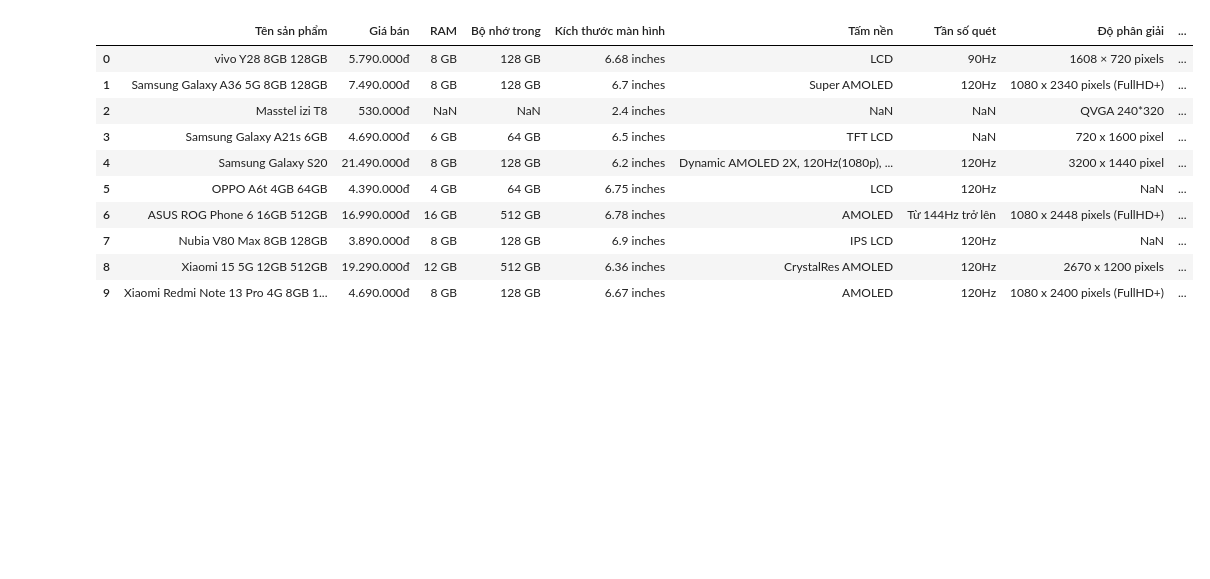
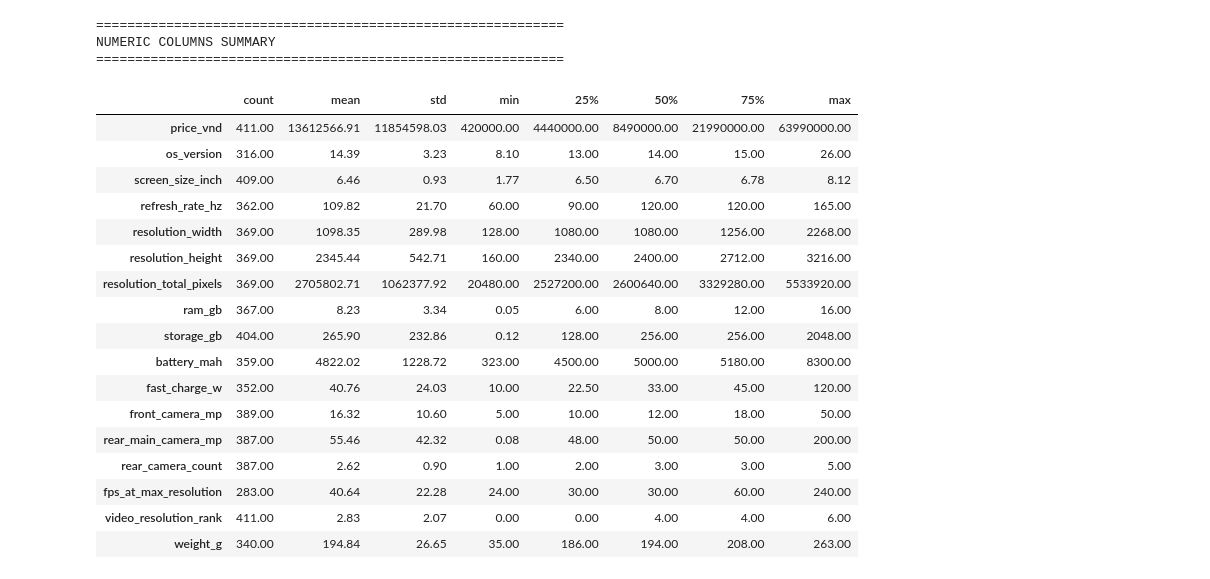
Before and after one commit to maidang09122006-ux/Preprocessing_Constructing_Dataset_PHONE, a Jupyter notebook: notebooks/EDA/EDA.ipynb, the cells around one changed output. Saved outputs shown, nothing was run; the diff lists cells and outputs as text; code cells hidden in the pictures; blank space fills up the shorter version.

```diff
--- a/notebooks/EDA/EDA.ipynb
+++ b/notebooks/EDA/EDA.ipynb
@@ -1,13 +3,26 @@
 # %%
-from pathlib import Path
+# Import libraries
+import pandas as pd
+import numpy as np
+import matplotlib.pyplot as plt
+import matplotlib.ticker as mticker
+import seaborn as sns
+import plotly.express as px
+import plotly.graph_objects as go
+from plotly.subplots import make_subplots
 
-import pandas as pd
+pd.set_option("display.max_columns", None)
+pd.set_option("display.float_format", "{:.2f}".format)
+sns.set_theme(style="whitegrid", palette="muted", font_scale=1.1)
 
-PROJECT_ROOT = Path.cwd().resolve()
-while PROJECT_ROOT.name != 'crawl_data_phone in cellphones' and PROJECT_ROOT.parent != PROJECT_ROOT:
-    PROJECT_ROOT = PROJECT_ROOT.parent
-
-PHONE_SPECS_PATH = PROJECT_ROOT / 'data' / 'raw' / 'phone' / 'phone_specs.csv'
-URL_FINAL_PATH = PROJECT_ROOT / 'data' / 'raw' / 'url' / 'url_final.csv'
+import plotly.io as pio
+pio.templates.default = "plotly_white"
 # %%
-df = pd.read_csv(PHONE_SPECS_PATH)
+# Load dataset
+
+DATA_PATH = "../../data/processed/phone_specs_preprocessed.csv"
+
+df = pd.read_csv(DATA_PATH)
+
+print(f"Dataset loaded: {df.shape[0]} rows x {df.shape[1]} columns")
+df.head(3)
@@ -34,15 +71,31 @@ memory usage: 9.5 KB
 # %%
-df.head(10)
+# Descriptive statistics for numeric columns (count, mean, std, min/max, quartiles)
+NUMERIC_COLS = df.select_dtypes(include="number").columns.tolist()
+
+print("=" * 60)
+print("NUMERIC COLUMNS SUMMARY")
+print("=" * 60)
+display(df[NUMERIC_COLS].describe().T.round(2))
 # %% [output]
+============================================================
+NUMERIC COLUMNS SUMMARY
+============================================================
-|  | Tên sản phẩm | Giá bán | RAM | Bộ nhớ trong | Kích thước màn hình | Tấm nền | Tần số quét | Độ phân giải | ... |
-| 0 | vivo Y28 8GB 128GB | 5.790.000đ | 8 GB | 128 GB | 6.68 inches | LCD | 90Hz | 1608 × 720 pixels | ... |
-| 1 | Samsung Galaxy A36 5G 8GB 128GB | 7.490.000đ | 8 GB | 128 GB | 6.7 inches | Super AMOLED | 120Hz | 1080 x 2340 pixels (FullHD+) | ... |
-| 2 | Masstel izi T8 | 530.000đ | NaN | NaN | 2.4 inches | NaN | NaN | QVGA 240*320 | ... |
-| 3 | Samsung Galaxy A21s 6GB | 4.690.000đ | 6 GB | 64 GB | 6.5 inches | TFT LCD | NaN | 720 x 1600 pixel | ... |
-| 4 | Samsung Galaxy S20 | 21.490.000đ | 8 GB | 128 GB | 6.2 inches | Dynamic AMOLED 2X, 120Hz(1080p), ... | 120Hz | 3200 x 1440 pixel | ... |
-| 5 | OPPO A6t 4GB 64GB | 4.390.000đ | 4 GB | 64 GB | 6.75 inches | LCD | 120Hz | NaN | ... |
-| 6 | ASUS ROG Phone 6 16GB 512GB | 16.990.000đ | 16 GB | 512 GB | 6.78 inches | AMOLED | Từ 144Hz trở lên | 1080 x 2448 pixels (FullHD+) | ... |
-| 7 | Nubia V80 Max 8GB 128GB | 3.890.000đ | 8 GB | 128 GB | 6.9 inches | IPS LCD | 120Hz | NaN | ... |
-| 8 | Xiaomi 15 5G 12GB 512GB | 19.290.000đ | 12 GB | 512 GB | 6.36 inches | CrystalRes AMOLED | 120Hz | 2670 x 1200 pixels | ... |
-| 9 | Xiaomi Redmi Note 13 Pro 4G 8GB 1... | 4.690.000đ | 8 GB | 128 GB | 6.67 inches | AMOLED | 120Hz | 1080 x 2400 pixels (FullHD+) | ... |
+|  | count | mean | std | min | 25% | 50% | 75% | max |
+| price_vnd | 411.00 | 13612566.91 | 11854598.03 | 420000.00 | 4440000.00 | 8490000.00 | 21990000.00 | 63990000.00 |
+| os_version | 316.00 | 14.39 | 3.23 | 8.10 | 13.00 | 14.00 | 15.00 | 26.00 |
+| screen_size_inch | 409.00 | 6.46 | 0.93 | 1.77 | 6.50 | 6.70 | 6.78 | 8.12 |
+| refresh_rate_hz | 362.00 | 109.82 | 21.70 | 60.00 | 90.00 | 120.00 | 120.00 | 165.00 |
+| resolution_width | 369.00 | 1098.35 | 289.98 | 128.00 | 1080.00 | 1080.00 | 1256.00 | 2268.00 |
+| resolution_height | 369.00 | 2345.44 | 542.71 | 160.00 | 2340.00 | 2400.00 | 2712.00 | 3216.00 |
+| resolution_total_pixels | 369.00 | 2705802.71 | 1062377.92 | 20480.00 | 2527200.00 | 2600640.00 | 3329280.00 | 5533920.00 |
+| ram_gb | 367.00 | 8.23 | 3.34 | 0.05 | 6.00 | 8.00 | 12.00 | 16.00 |
+| storage_gb | 404.00 | 265.90 | 232.86 | 0.12 | 128.00 | 256.00 | 256.00 | 2048.00 |
+| battery_mah | 359.00 | 4822.02 | 1228.72 | 323.00 | 4500.00 | 5000.00 | 5180.00 | 8300.00 |
+| fast_charge_w | 352.00 | 40.76 | 24.03 | 10.00 | 22.50 | 33.00 | 45.00 | 120.00 |
+| front_camera_mp | 389.00 | 16.32 | 10.60 | 5.00 | 10.00 | 12.00 | 18.00 | 50.00 |
+| rear_main_camera_mp | 387.00 | 55.46 | 42.32 | 0.08 | 48.00 | 50.00 | 50.00 | 200.00 |
+| rear_camera_count | 387.00 | 2.62 | 0.90 | 1.00 | 2.00 | 3.00 | 3.00 | 5.00 |
+| fps_at_max_resolution | 283.00 | 40.64 | 22.28 | 24.00 | 30.00 | 30.00 | 60.00 | 240.00 |
+| video_resolution_rank | 411.00 | 2.83 | 2.07 | 0.00 | 0.00 | 4.00 | 4.00 | 6.00 |
+| weight_g | 340.00 | 194.84 | 26.65 | 35.00 | 186.00 | 194.00 | 208.00 | 263.00 |
 # %%
```
Also changed, not shown: parts of 79 cells of this notebook, 3 other files.
